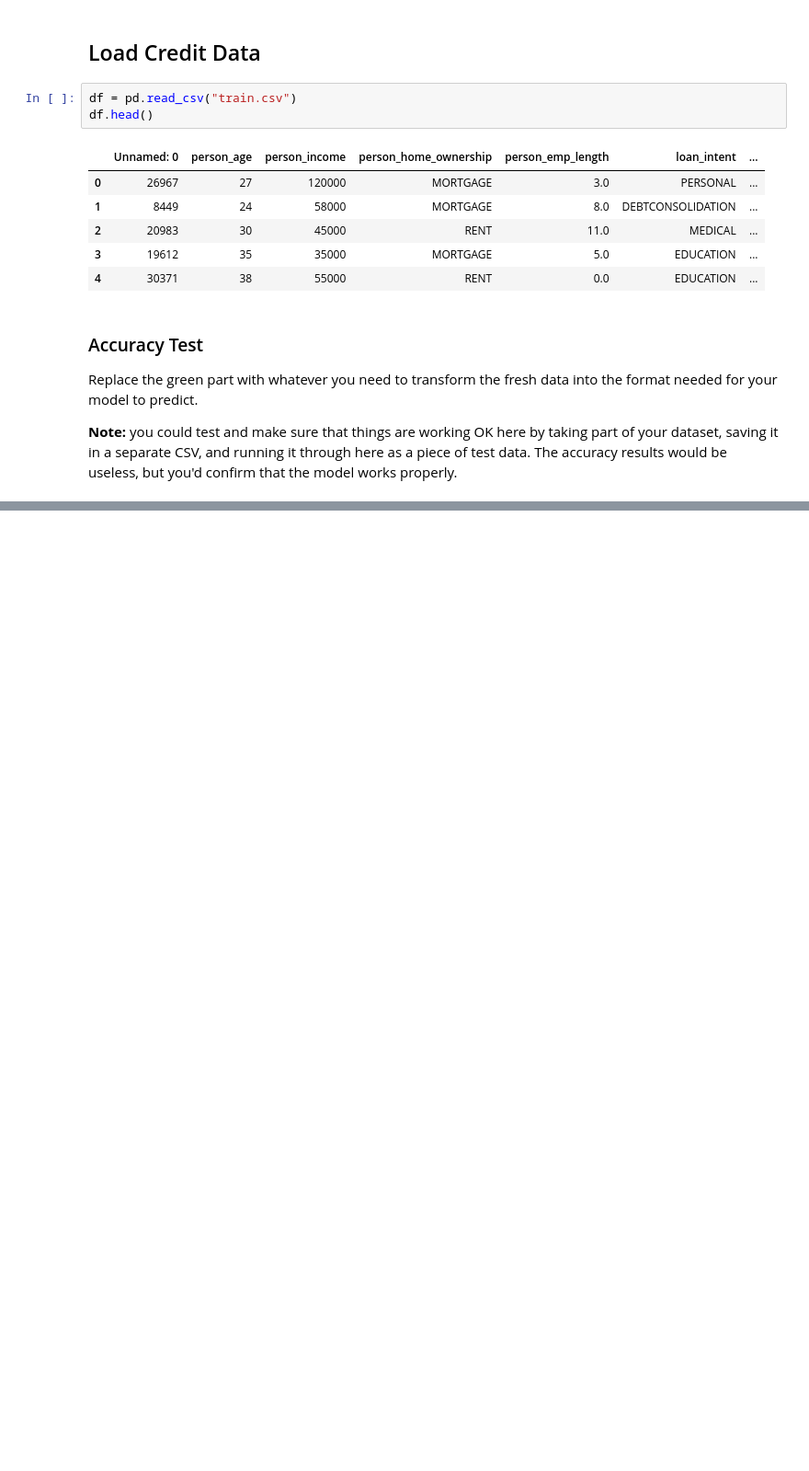
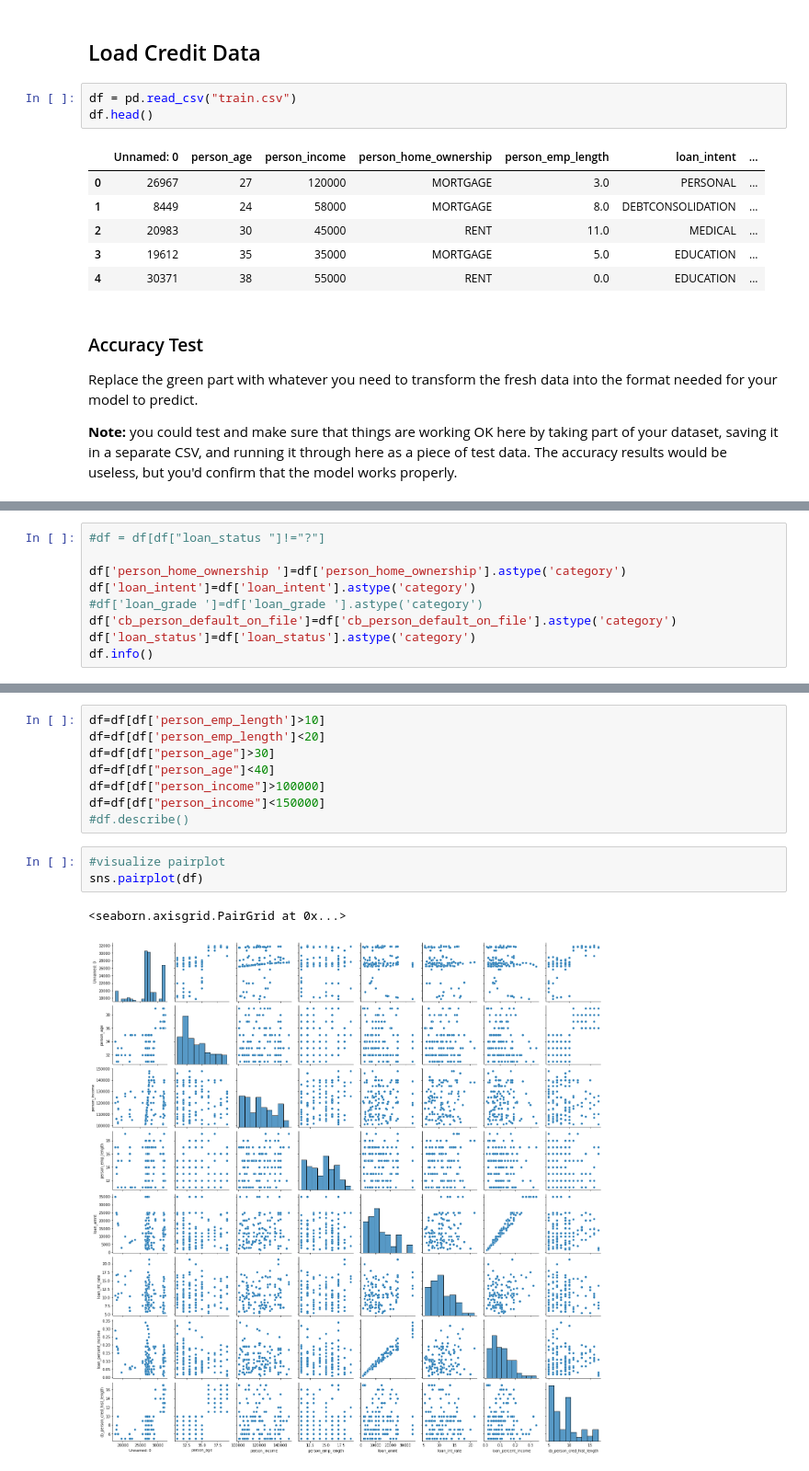
Before and after one commit to SidhST12/BSIP_Assignment_4_Students, a Jupyter notebook: asn4_start.ipynb, the cells around one changed output, grey strips where cells are left out. Shown: that part at 92% size. Drawn from its saved outputs; the diff is of its cells as text; blank space fills up the shorter version.

```diff
--- a/asn4_start.ipynb
+++ b/asn4_start.ipynb
@@ -71,0 +96,9 @@ Replace the green part with whatever you need to transform the fresh data into t
+# %%
+#df = df[df["loan_status "]!="?"]
+
+df['person_home_ownership ']=df['person_home_ownership'].astype('category')
+df['loan_intent']=df['loan_intent'].astype('category')
+#df['loan_grade ']=df['loan_grade '].astype('category')
+df['cb_person_default_on_file']=df['cb_person_default_on_file'].astype('category')
+df['loan_status']=df['loan_status'].astype('category')
+df.info()
@@ -71,0 +132,14 @@ Replace the green part with whatever you need to transform the fresh data into t
+# %%
+df=df[df['person_emp_length']>10]
+df=df[df['person_emp_length']<20]
+df=df[df["person_age"]>30]
+df=df[df["person_age"]<40]
+df=df[df["person_income"]>100000]
+df=df[df["person_income"]<150000]
+#df.describe()
+# %%
+#visualize pairplot
+sns.pairplot(df)
+# %% [output]
+<seaborn.axisgrid.PairGrid at 0x...>
+[figure, added]
```
Also changed, not shown: parts of 9 cells of this notebook.
